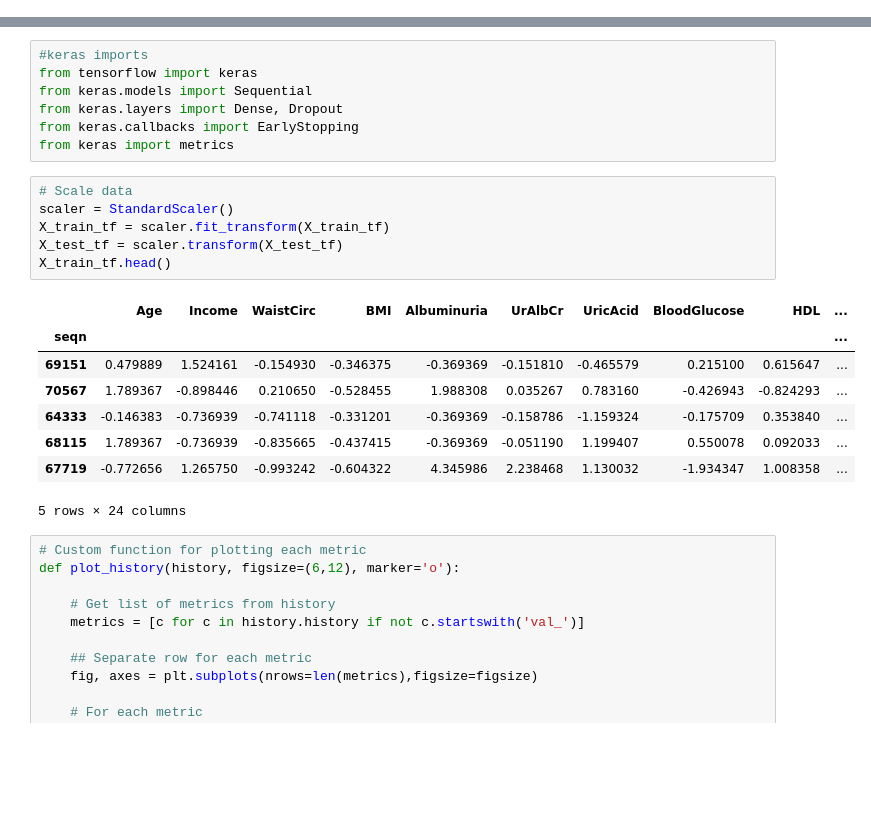
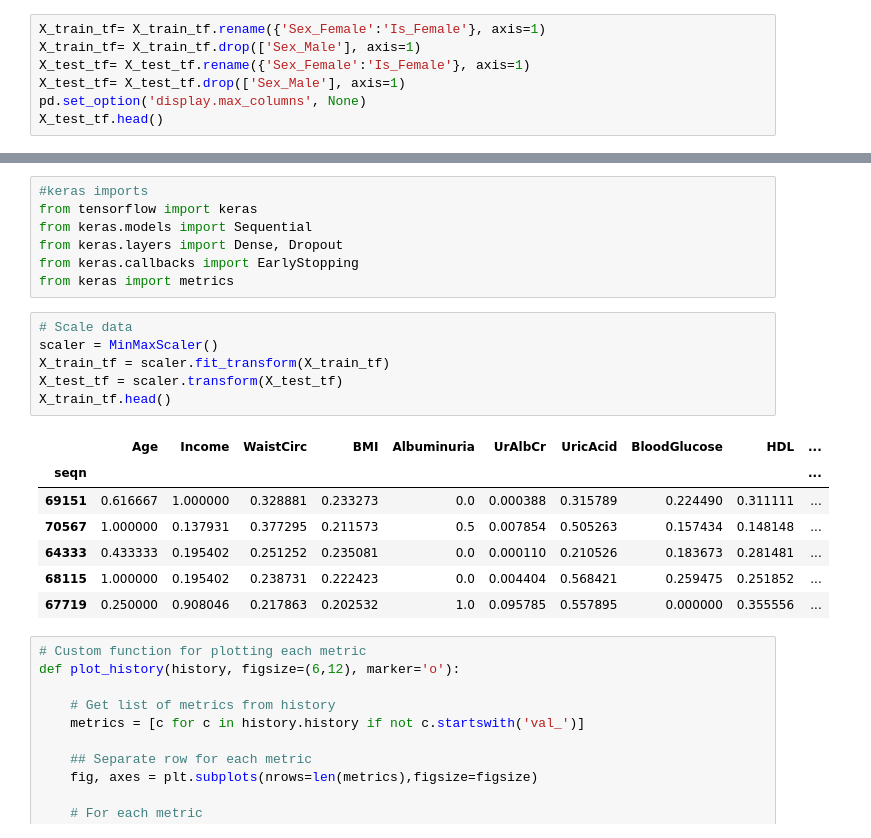
Before and after one commit to dimLMT/Metabolic-Syndrome-Forecast, a Jupyter notebook: part3.ipynb, the cells around one changed output, grey strips where cells are left out. Cells and saved outputs as stored; diff of their text form; blank space fills up the shorter version.

```diff
--- a/part3.ipynb
+++ b/part3.ipynb
@@ -31,3 +26,10 @@ seqn
 68115    No MetSyn
 67719    No MetSyn
 Name: MetabolicSyndrome, dtype: object
+# %%
+X_train_tf= X_train_tf.rename({'Sex_Female':'Is_Female'}, axis=1)
+X_train_tf= X_train_tf.drop(['Sex_Male'], axis=1)
+X_test_tf= X_test_tf.rename({'Sex_Female':'Is_Female'}, axis=1)
+X_test_tf= X_test_tf.drop(['Sex_Male'], axis=1)
+pd.set_option('display.max_columns', None)
+X_test_tf.head()
@@ -71,19 +81,18 @@ from keras.callbacks import EarlyStopping
 from keras import metrics
 # %%
 # Scale data
-scaler = StandardScaler()
+scaler = MinMaxScaler()
 X_train_tf = scaler.fit_transform(X_train_tf)
 X_test_tf = scaler.transform(X_test_tf)
 X_train_tf.head()
 # %% [output]
 |  | Age | Income | WaistCirc | BMI | Albuminuria | UrAlbCr | UricAcid | BloodGlucose | HDL | ... |
 | seqn |  |  |  |  |  |  |  |  |  | ... |
-| 69151 | 0.479889 | 1.524161 | -0.154930 | -0.346375 | -0.369369 | -0.151810 | -0.465579 | 0.215100 | 0.615647 | ... |
-| 70567 | 1.789367 | -0.898446 | 0.210650 | -0.528455 | 1.988308 | 0.035267 | 0.783160 | -0.426943 | -0.824293 | ... |
-| 64333 | -0.146383 | -0.736939 | -0.741118 | -0.331201 | -0.369369 | -0.158786 | -1.159324 | -0.175709 | 0.353840 | ... |
-| 68115 | 1.789367 | -0.736939 | -0.835665 | -0.437415 | -0.369369 | -0.051190 | 1.199407 | 0.550078 | 0.092033 | ... |
-| 67719 | -0.772656 | 1.265750 | -0.993242 | -0.604322 | 4.345986 | 2.238468 | 1.130032 | -1.934347 | 1.008358 | ... |
+| 69151 | 0.616667 | 1.000000 | 0.328881 | 0.233273 | 0.0 | 0.000388 | 0.315789 | 0.224490 | 0.311111 | ... |
+| 70567 | 1.000000 | 0.137931 | 0.377295 | 0.211573 | 0.5 | 0.007854 | 0.505263 | 0.157434 | 0.148148 | ... |
+| 64333 | 0.433333 | 0.195402 | 0.251252 | 0.235081 | 0.0 | 0.000110 | 0.210526 | 0.183673 | 0.281481 | ... |
+| 68115 | 1.000000 | 0.195402 | 0.238731 | 0.222423 | 0.0 | 0.004404 | 0.568421 | 0.259475 | 0.251852 | ... |
+| 67719 | 0.250000 | 0.908046 | 0.217863 | 0.202532 | 1.0 | 0.095785 | 0.557895 | 0.000000 | 0.355556 | ... |
-5 rows × 24 columns
 # %%
 # Custom function for plotting each metric
 def plot_history(history, figsize=(6,12), marker='o'):
```
Also changed, not shown: parts of 21 cells of this notebook.
